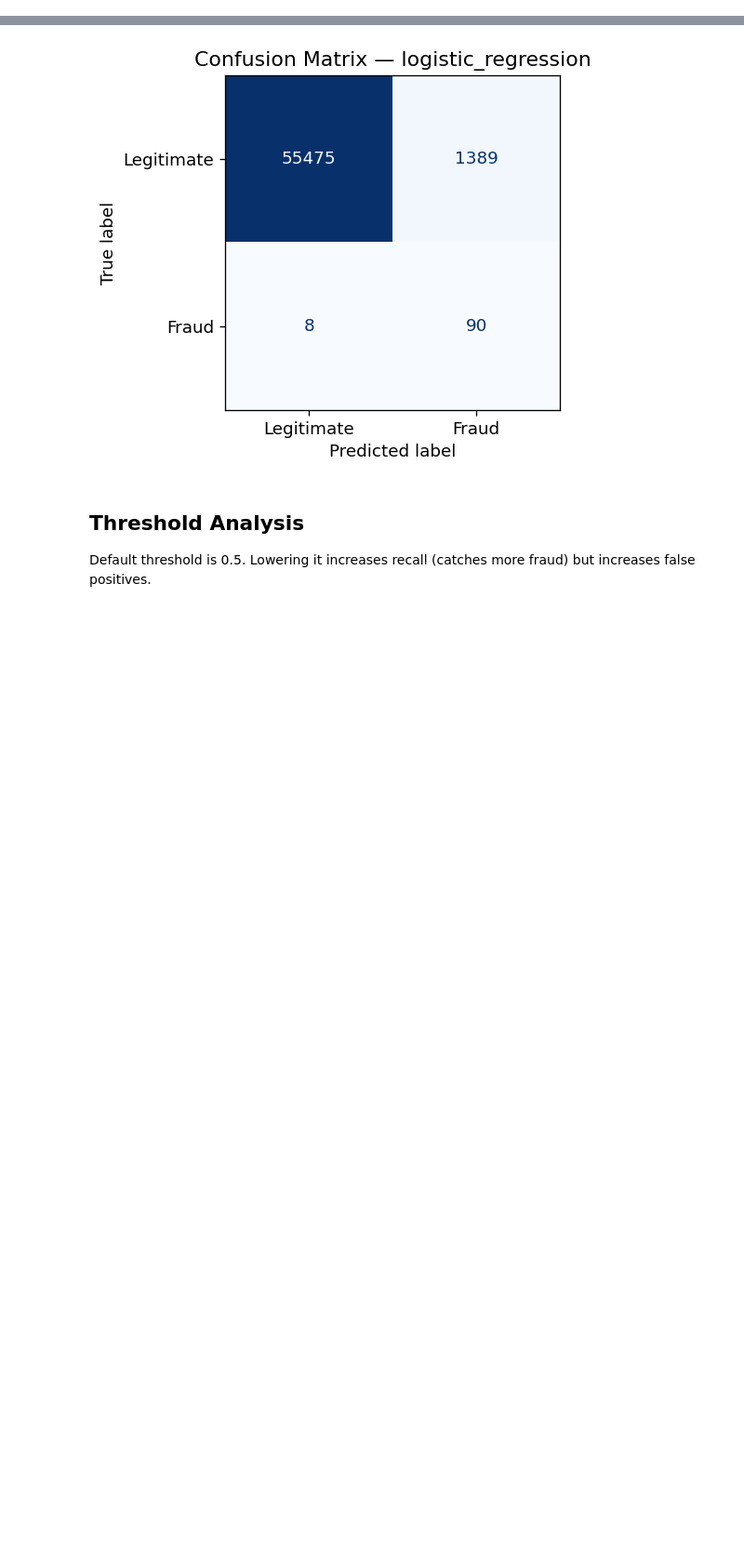
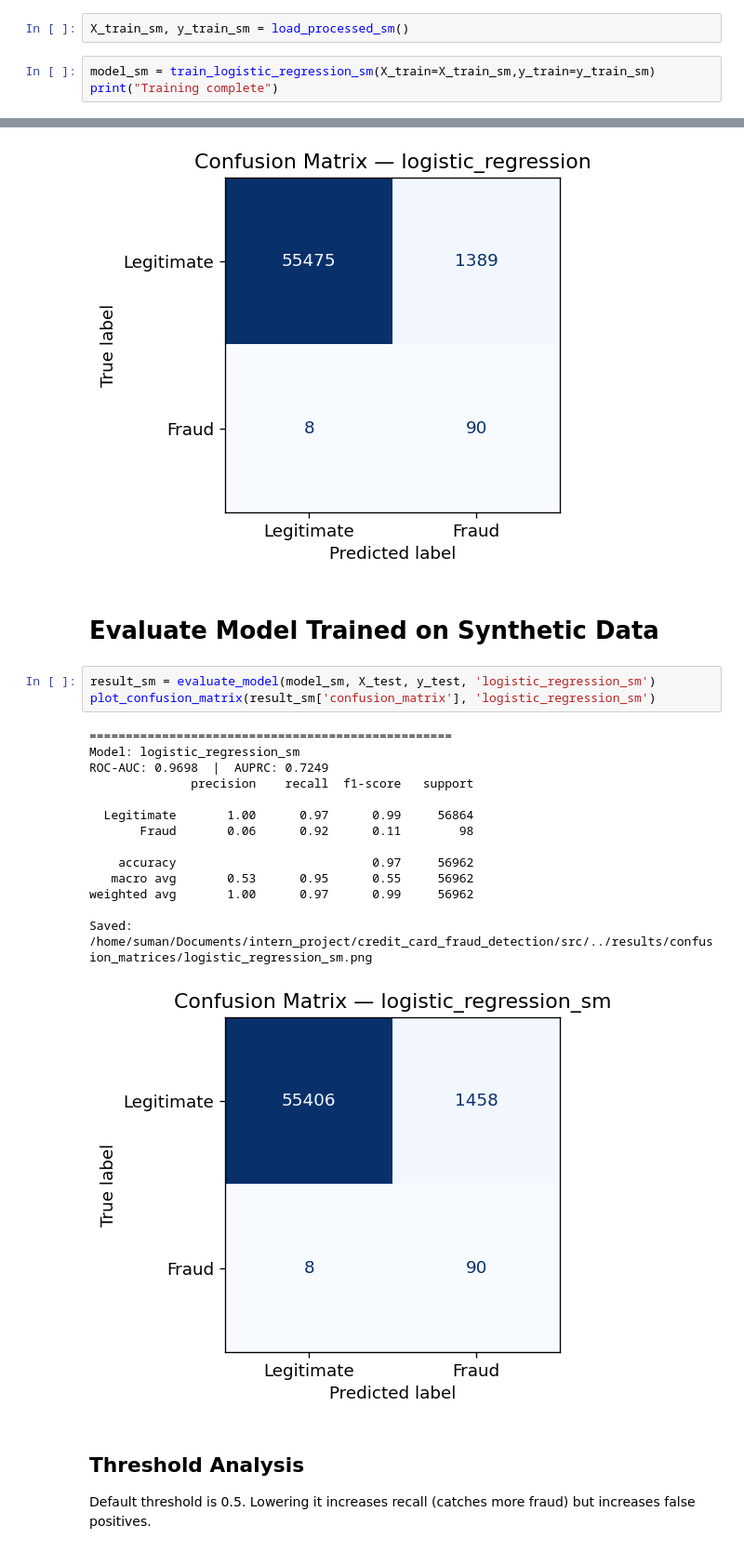
Before and after one commit to SumanAch10/credit_card_fraud_detection, a Jupyter notebook: notebooks/04_logistic_regression.ipynb, the cells around one changed output, grey strips where cells are left out. Shown at 93% size. Drawn from its saved outputs; the diff is of its cells as text; blank space fills up the shorter version.

```diff
--- a/notebooks/04_logistic_regression.ipynb
+++ b/notebooks/04_logistic_regression.ipynb
@@ -32,0 +28,5 @@ Training complete.
+# %%
+X_train_sm, y_train_sm = load_processed_sm()
+# %%
+model_sm = train_logistic_regression_sm(X_train=X_train_sm,y_train=y_train_sm)
+print("Training complete")
@@ -50,6 +52,26 @@ weighted avg       1.00      0.98      0.99     56962
 
 Saved: /home/suman/Documents/intern_project/credit_card_fraud_detection/src/../results/confusion_matrices/logistic_regression.png
 [figure]
+# %% [markdown]
+# Evaluate Model Trained on Synthetic Data
+# %%
+result_sm = evaluate_model(model_sm, X_test, y_test, 'logistic_regression_sm')
+plot_confusion_matrix(result_sm['confusion_matrix'], 'logistic_regression_sm')
+# %% [output]
+==================================================
+Model: logistic_regression_sm
+ROC-AUC: 0.9698  |  AUPRC: 0.7249
+              precision    recall  f1-score   support
+
+  Legitimate       1.00      0.97      0.99     56864
+       Fraud       0.06      0.92      0.11        98
+
+    accuracy                           0.97     56962
+   macro avg       0.53      0.95      0.55     56962
+weighted avg       1.00      0.97      0.99     56962
+
+Saved: /home/suman/Documents/intern_project/credit_card_fraud_detection/src/../results/confusion_matrices/logistic_regression_sm.png
+[figure, added]
 # %% [markdown]
 ## Threshold Analysis
 
```
Also changed, not shown: parts of 3 cells of this notebook.
